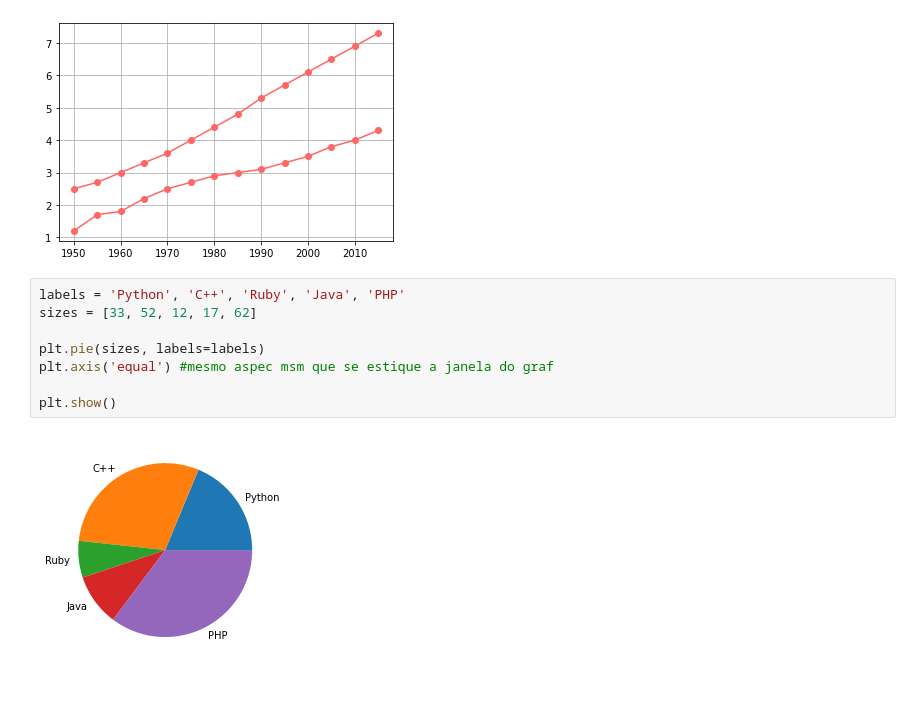
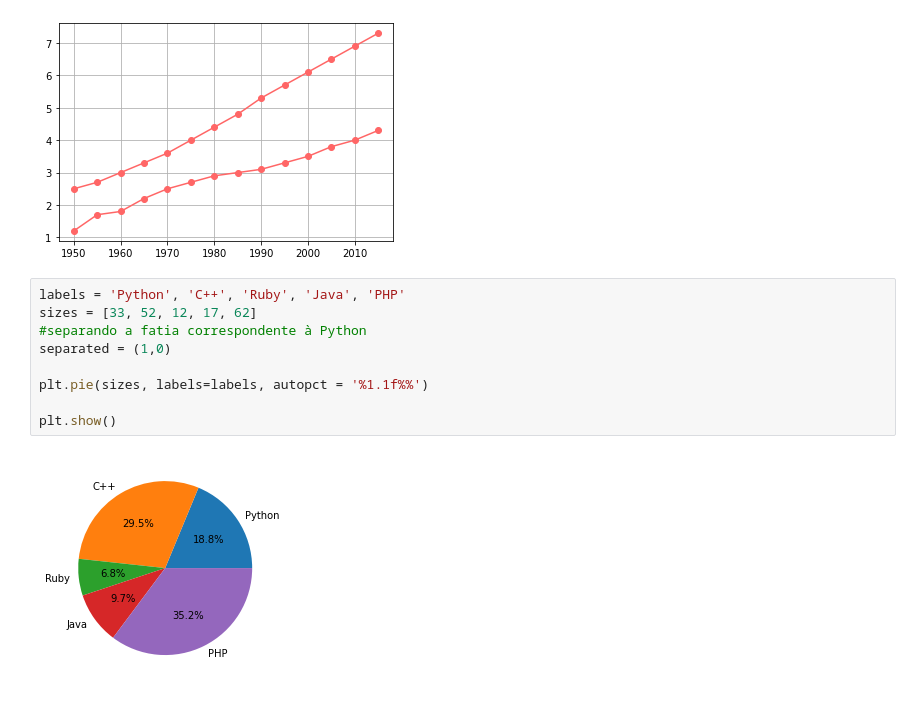
Before and after one commit to marieediaas/curso-pythonbasic, a Jupyter notebook: Exemplos visualização de Dados.ipynb, the cells around one changed output. Drawn from its saved outputs; the diff is of its cells as text.

```diff
--- a/Exemplos visualização de Dados.ipynb
+++ b/Exemplos visualização de Dados.ipynb
@@ -43,10 +43,11 @@ plt.show()
 # %%
 labels = 'Python', 'C++', 'Ruby', 'Java', 'PHP'
 sizes = [33, 52, 12, 17, 62]
+#separando a fatia correspondente à Python
+separated = (1,0)
 
-plt.pie(sizes, labels=labels)
-plt.axis('equal') #mesmo aspec msm que se estique a janela do graf
+plt.pie(sizes, labels=labels, autopct = '%1.1f%%')
 
 plt.show()
 # %% [output]
-[figure, old version]
+[figure, new version]
```
